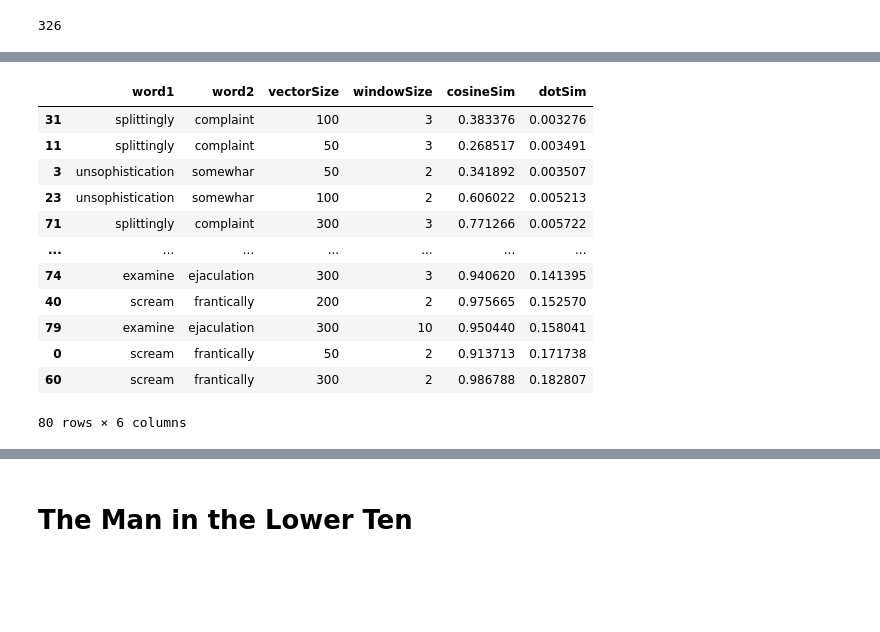
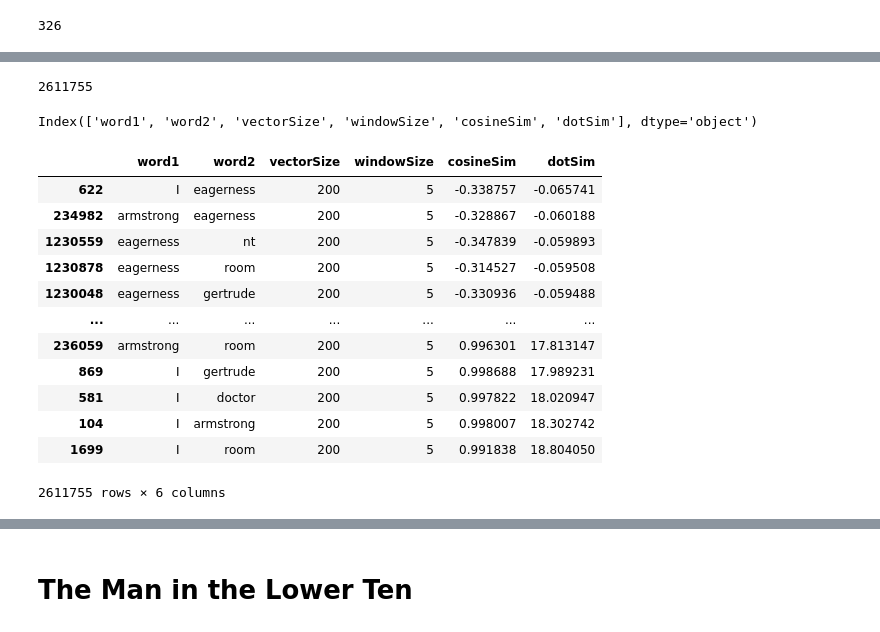
Before and after one commit to NLPaladins/rinehartAnalysis_wordVectors, a Jupyter notebook: main.ipynb, the cells around one changed output, grey strips where cells are left out. Saved outputs shown, nothing was run; the diff lists cells and outputs as text; code cells hidden in the pictures; blank space fills up the shorter version.

```diff
--- a/main.ipynb
+++ b/main.ipynb
@@ -230,0 +216,9 @@ newwords = list(filter(lambda x: x not in stopwords, np.unique(flatarr)))
+# %%
+words, counts = np.unique(flatarr, return_counts=True)
+# %%
+moreThan2Instances = []
+for index in range(len(words)):
+    if counts[index] > 1:
+        moreThan2Instances.append(words[index])
+
+non_stopwords = list(filter(lambda x: x not in stopwords,moreThan2Instances))
@@ -253,16 +252,28 @@ df.sort_values(['cosineSim', 'dotSim'])
+# %%
+combinationsOfNewWords = list(combinations(non_stopwords, 2))
+# %%
+len(combinationsOfNewWords)
+# %% [output]
+2611755
+# %%
+embeddings = word_embeddings.calculate_differing_distances(sentences, combinationsOfNewWords, vector_dimensions=[200], window_dimensions=[5])
+# %%
+embeddings.columns
+# %% [output]
+Index(['word1', 'word2', 'vectorSize', 'windowSize', 'cosineSim', 'dotSim'], dtype='object')
 # %%
-df.sort_values(['dotSim'])
+embeddings.sort_values(['dotSim'])
 # %% [output]
 |  | word1 | word2 | vectorSize | windowSize | cosineSim | dotSim |
-| 31 | splittingly | complaint | 100 | 3 | 0.383376 | 0.003276 |
-| 11 | splittingly | complaint | 50 | 3 | 0.268517 | 0.003491 |
-| 3 | unsophistication | somewhar | 50 | 2 | 0.341892 | 0.003507 |
-| 23 | unsophistication | somewhar | 100 | 2 | 0.606022 | 0.005213 |
-| 71 | splittingly | complaint | 300 | 3 | 0.771266 | 0.005722 |
+| 622 | I | eagerness | 200 | 5 | -0.338757 | -0.065741 |
+| 234982 | armstrong | eagerness | 200 | 5 | -0.328867 | -0.060188 |
+| 1230559 | eagerness | nt | 200 | 5 | -0.347839 | -0.059893 |
+| 1230878 | eagerness | room | 200 | 5 | -0.314527 | -0.059508 |
+| 1230048 | eagerness | gertrude | 200 | 5 | -0.330936 | -0.059488 |
 | ... | ... | ... | ... | ... | ... | ... |
-| 74 | examine | ejaculation | 300 | 3 | 0.940620 | 0.141395 |
-| 40 | scream | frantically | 200 | 2 | 0.975665 | 0.152570 |
-| 79 | examine | ejaculation | 300 | 10 | 0.950440 | 0.158041 |
-| 0 | scream | frantically | 50 | 2 | 0.913713 | 0.171738 |
-| 60 | scream | frantically | 300 | 2 | 0.986788 | 0.182807 |
+| 236059 | armstrong | room | 200 | 5 | 0.996301 | 17.813147 |
+| 869 | I | gertrude | 200 | 5 | 0.998688 | 17.989231 |
+| 581 | I | doctor | 200 | 5 | 0.997822 | 18.020947 |
+| 104 | I | armstrong | 200 | 5 | 0.998007 | 18.302742 |
+| 1699 | I | room | 200 | 5 | 0.991838 | 18.804050 |
-80 rows × 6 columns
+2611755 rows × 6 columns
```
Also changed, not shown: parts of 29 cells of this notebook, 4 other files.
